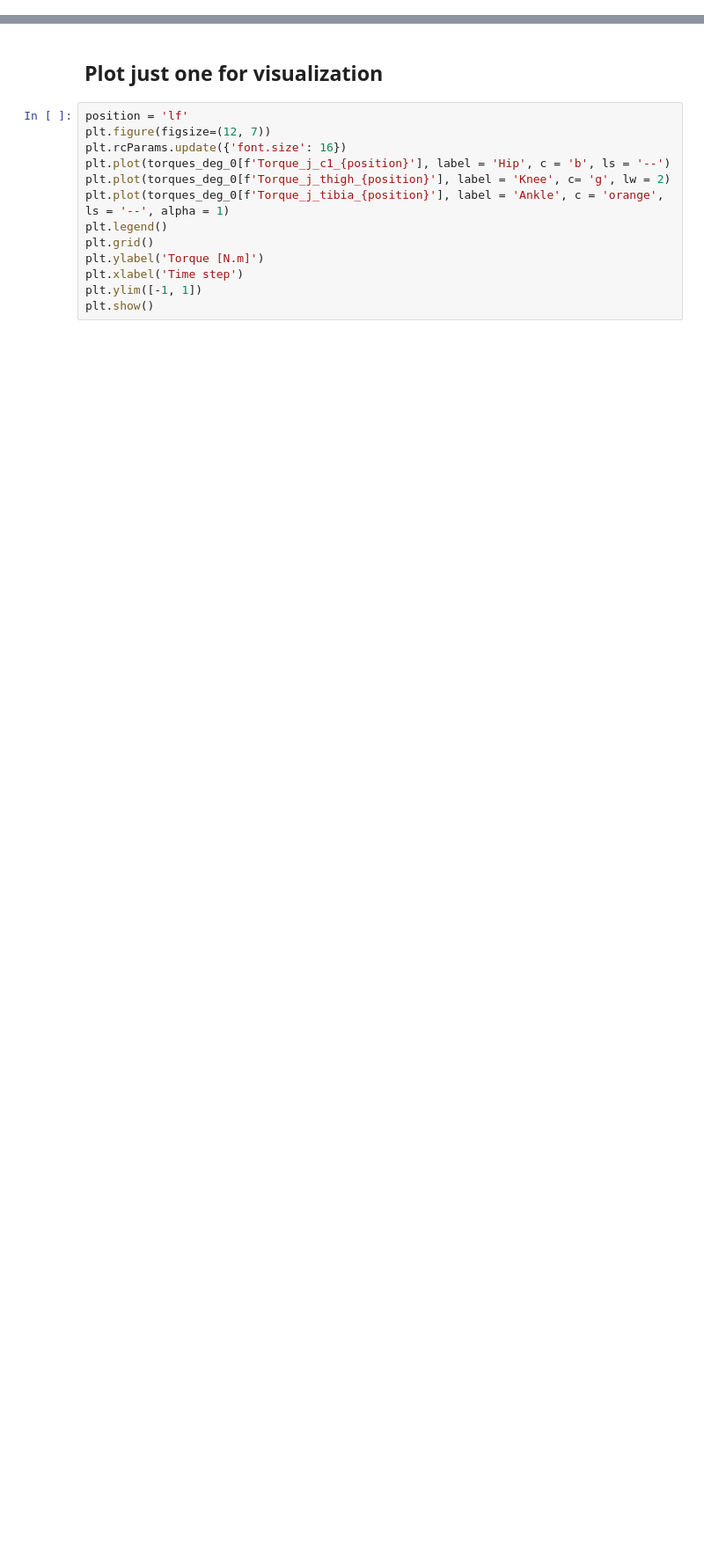
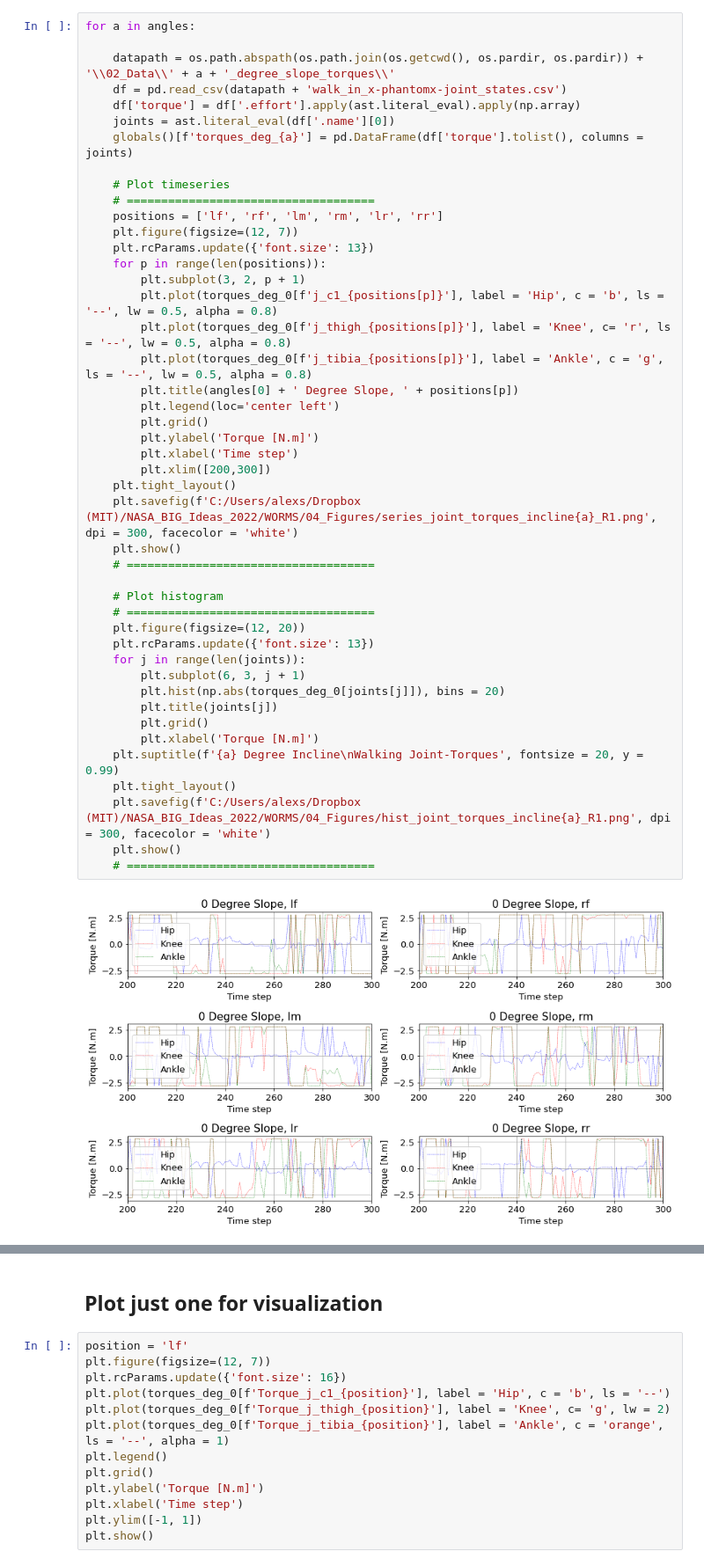
Before and after one commit to WORMS-2022/SA-Walking-Sim, a Jupyter notebook: Plot_Torques.ipynb, the cells around one changed output, grey strips where cells are left out. Shown at 88% size. Cells and saved outputs as stored; diff of their text form; blank space fills up the shorter version.

```diff
--- a/Plot_Torques.ipynb
+++ b/Plot_Torques.ipynb
@@ -8,0 +11,47 @@ angles = ['10'] # angles of slopes
+# %%
+for a in angles:
+
+    datapath = os.path.abspath(os.path.join(os.getcwd(), os.pardir, os.pardir)) + '\\02_Data\\' + a + '_degree_slope_torques\\'
+    df = pd.read_csv(datapath + 'walk_in_x-phantomx-joint_states.csv')
+    df['torque'] = df['.effort'].apply(ast.literal_eval).apply(np.array)
+    joints = ast.literal_eval(df['.name'][0])
+    globals()[f'torques_deg_{a}'] = pd.DataFrame(df['torque'].tolist(), columns = joints)
+
+    # Plot timeseries
+    # ====================================
+    positions = ['lf', 'rf', 'lm', 'rm', 'lr', 'rr']
+    plt.figure(figsize=(12, 7))
+    plt.rcParams.update({'font.size': 13})
+    for p in range(len(positions)):
+        plt.subplot(3, 2, p + 1)
+        plt.plot(torques_deg_0[f'j_c1_{positions[p]}'], label = 'Hip', c = 'b', ls = '--', lw = 0.5, alpha = 0.8)
+        plt.plot(torques_deg_0[f'j_thigh_{positions[p]}'], label = 'Knee', c= 'r', ls = '--', lw = 0.5, alpha = 0.8)
+        plt.plot(torques_deg_0[f'j_tibia_{positions[p]}'], label = 'Ankle', c = 'g', ls = '--', lw = 0.5, alpha = 0.8)
+        plt.title(angles[0] + ' Degree Slope, ' + positions[p])
+        plt.legend(loc='center left')
+        plt.grid()
+        plt.ylabel('Torque [N.m]')
+        plt.xlabel('Time step')
+        plt.xlim([200,300])
+    plt.tight_layout()
+    plt.savefig(f'C:/Users/alexs/Dropbox (MIT)/NASA_BIG_Ideas_2022/WORMS/04_Figures/series_joint_torques_incline{a}_R1.png', dpi = 300, facecolor = 'white')
+    plt.show()
+    # ====================================
+
+    # Plot histogram
+    # ====================================
+    plt.figure(figsize=(12, 20))
+    plt.rcParams.update({'font.size': 13})
+    for j in range(len(joints)):
+        plt.subplot(6, 3, j + 1)
+        plt.hist(np.abs(torques_deg_0[joints[j]]), bins = 20)
+        plt.title(joints[j])
+        plt.grid()
+        plt.xlabel('Torque [N.m]')
+    plt.suptitle(f'{a} Degree Incline\nWalking Joint-Torques', fontsize = 20, y = 0.99)
+    plt.tight_layout()
+    plt.savefig(f'C:/Users/alexs/Dropbox (MIT)/NASA_BIG_Ideas_2022/WORMS/04_Figures/hist_joint_torques_incline{a}_R1.png', dpi = 300, facecolor = 'white')
+    plt.show()
+    # ====================================
+# %% [output]
+[figure, added]
```
Also changed, not shown: parts of 9 cells of this notebook.
